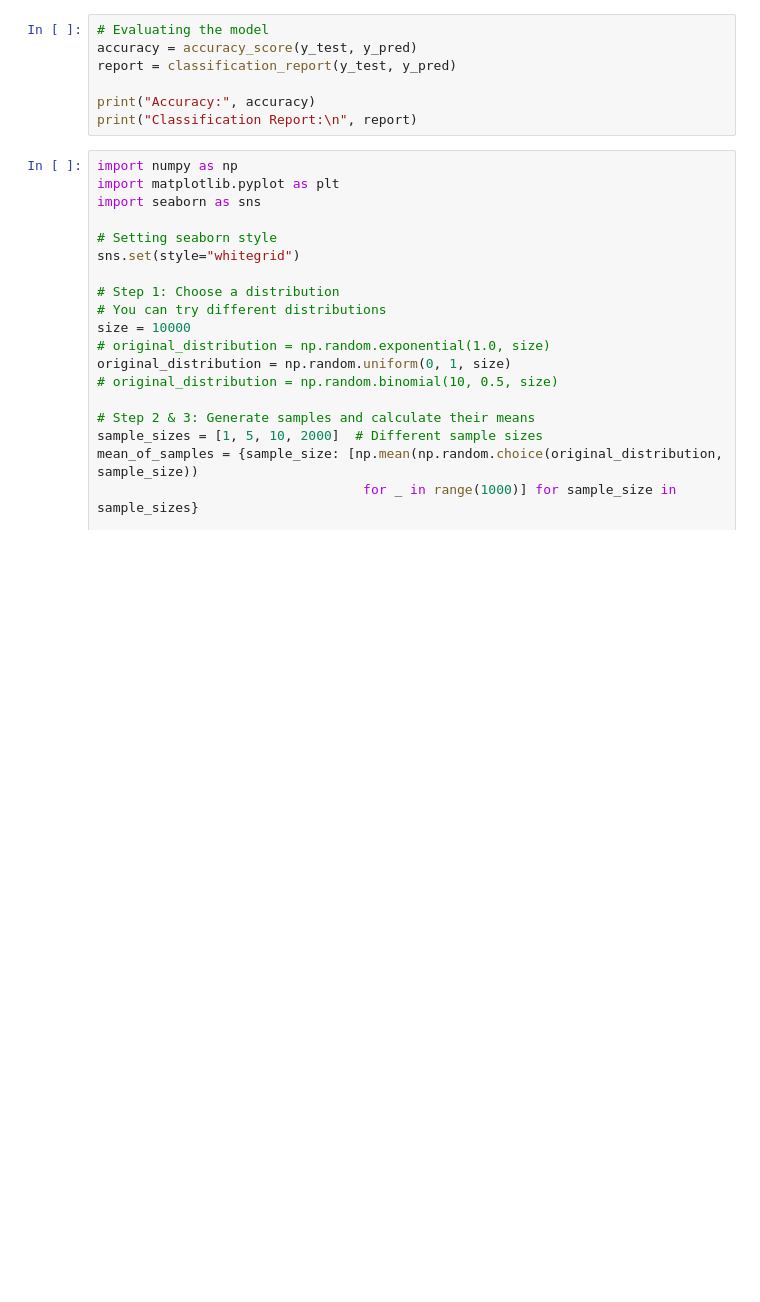
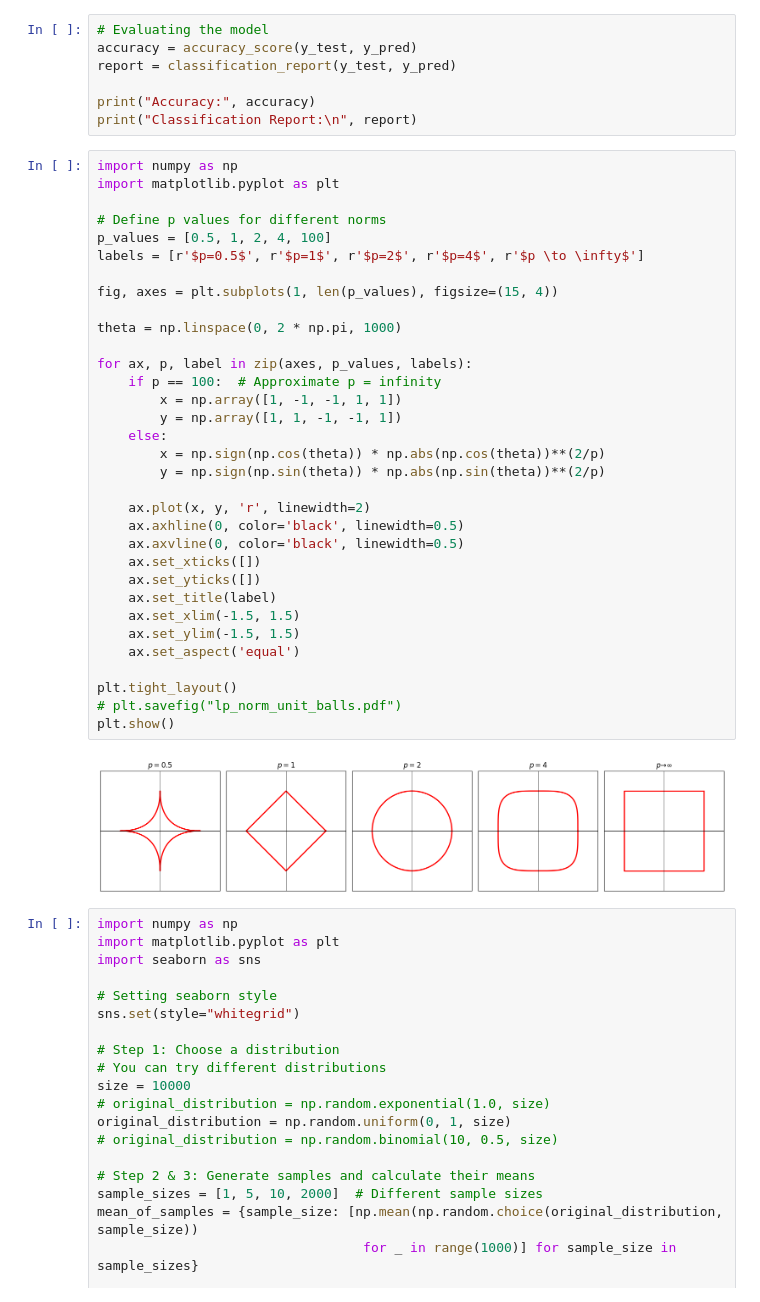
Before and after one commit to youlei202/Course-Applied-Machine-Learning, a Jupyter notebook: session_2.ipynb, the cells around one changed output. Drawn from its saved outputs; the diff is of its cells as text; blank space fills up the shorter version.

Commit message:
norm visualization added

```diff
--- a/session_2.ipynb
+++ b/session_2.ipynb
@@ -36,6 +36,41 @@ report = classification_report(y_test, y_pred)
 
 print("Accuracy:", accuracy)
 print("Classification Report:\n", report)
+# %%
+import numpy as np
+import matplotlib.pyplot as plt
+
+# Define p values for different norms
+p_values = [0.5, 1, 2, 4, 100]
+labels = [r'$p=0.5$', r'$p=1$', r'$p=2$', r'$p=4$', r'$p \to \infty$']
+
+fig, axes = plt.subplots(1, len(p_values), figsize=(15, 4))
+
+theta = np.linspace(0, 2 * np.pi, 1000)
+
+for ax, p, label in zip(axes, p_values, labels):
+    if p == 100:  # Approximate p = infinity
+        x = np.array([1, -1, -1, 1, 1])
+        y = np.array([1, 1, -1, -1, 1])
+    else:
+        x = np.sign(np.cos(theta)) * np.abs(np.cos(theta))**(2/p)
+        y = np.sign(np.sin(theta)) * np.abs(np.sin(theta))**(2/p)
+
+    ax.plot(x, y, 'r', linewidth=2)
+    ax.axhline(0, color='black', linewidth=0.5)
+    ax.axvline(0, color='black', linewidth=0.5)
+    ax.set_xticks([])
+    ax.set_yticks([])
+    ax.set_title(label)
+    ax.set_xlim(-1.5, 1.5)
+    ax.set_ylim(-1.5, 1.5)
+    ax.set_aspect('equal')
+
+plt.tight_layout()
+# plt.savefig("lp_norm_unit_balls.pdf")
+plt.show()
+# %% [output]
+[figure, added]
 # %%
 import numpy as np
 import matplotlib.pyplot as plt
```
